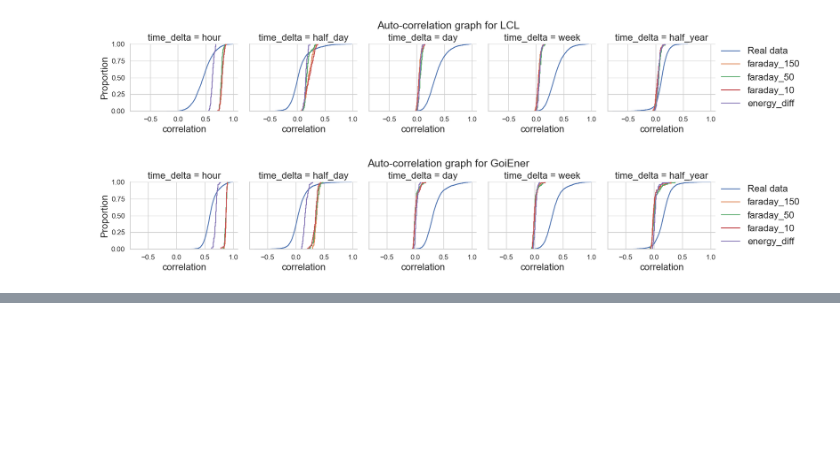
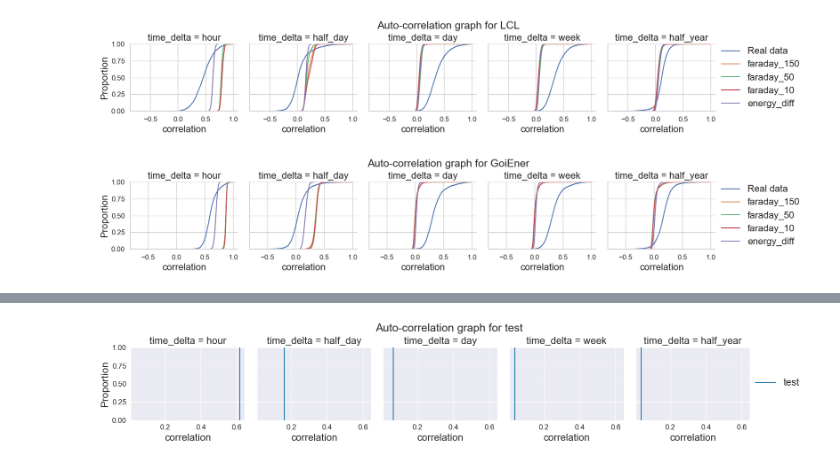
Before and after one commit to hajalibayram/OpenSynth, a Jupyter notebook: notebooks/comparisons.ipynb, the cells around one changed output, grey strips where cells are left out. Cells and saved outputs as stored; diff of their text form; code cells hidden in the pictures; blank space fills up the shorter version.

```diff
--- a/notebooks/comparisons.ipynb
+++ b/notebooks/comparisons.ipynb
@@ -1204,0 +1242,3 @@ plot_autocorrelation_stats(result_goiener_ac, "GoiEner")
+# %%
+ediff_cal = torch.load('ediff_1_cal.pt')
+d = pls.DataFrame(ediff_cal.cpu().detach().numpy())
@@ -1204,0 +1260,20 @@ plot_autocorrelation_stats(result_goiener_ac, "GoiEner")
+# %%
+import polars as pl
+import datetime as dt
+
+# 1) Flatten to 17520 x 1
+values = d.select(pl.concat_list(pl.all()).alias("value")).explode("value")
+
+# 2) Build 30-minute timestamps
+n = values.height
+start = dt.datetime(2013, 1, 1)
+end = start + dt.timedelta(minutes=30 * (n - 1))
+
+ts = pl.datetime_range(start=start, end=end, interval="30m", eager=True)  # no 'name='
+ts = ts.rename("datetime")
+
+# 3) Combine
+out = pl.DataFrame({"datetime": ts}).hstack(values)
+
+# (optional) make timezone-aware, e.g. UTC:
+# out = out.with_columns(pl.col("datetime").dt.replace_time_zone("UTC"))
@@ -1204,0 +1316,6 @@ plot_autocorrelation_stats(result_goiener_ac, "GoiEner")
+# %%
+result_test_ac = calculate_auto_correlation({"test":out})
+# %%
+plot_autocorrelation_stats(result_test_ac, "test")
+# %% [output]
+[figure, added]
```
Also changed, not shown: parts of 22 cells of this notebook.
